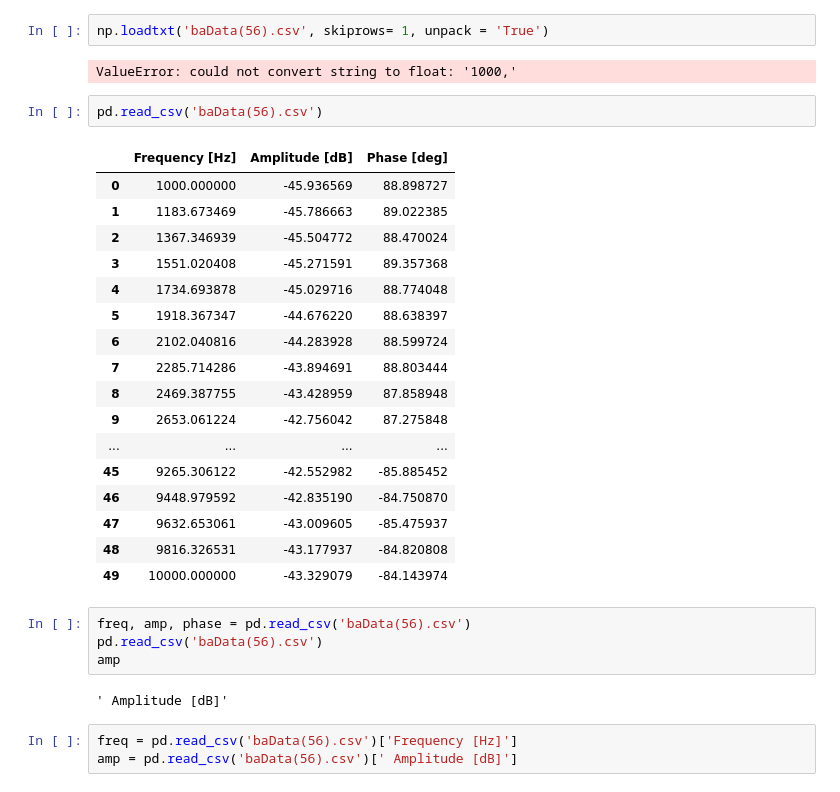
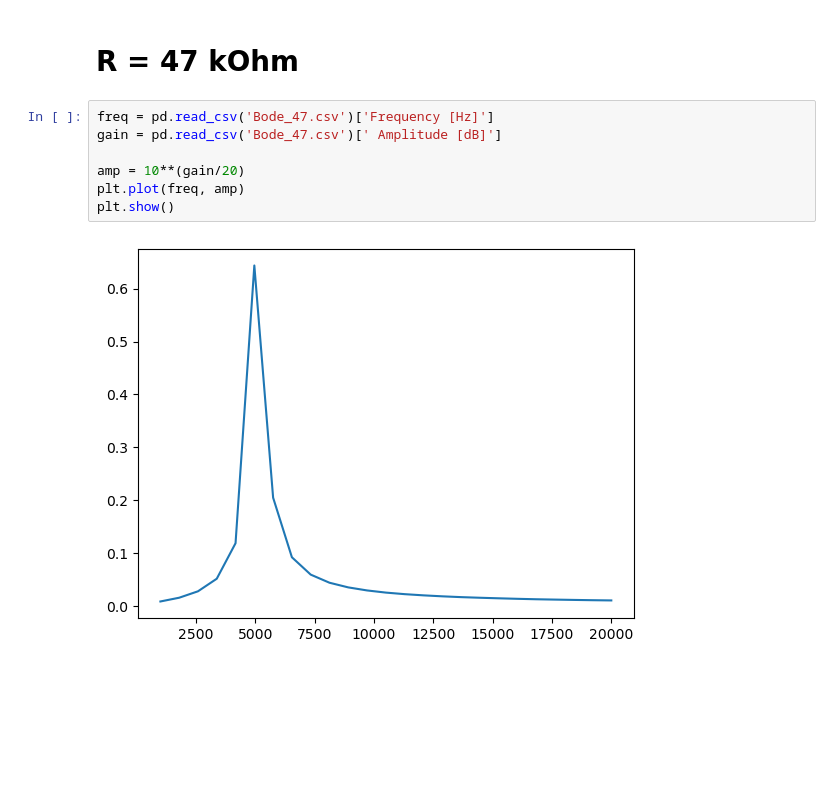
Before and after one commit to delavayan/Experiance-4-Phys-exp, a Jupyter notebook: TP RLC - Camille & Klara.ipynb, the cells around one changed output. Drawn from its saved outputs; the diff is of its cells as text; blank space fills up the shorter version.

```diff
--- a/TP RLC - Camille & Klara.ipynb
+++ b/TP RLC - Camille & Klara.ipynb
@@ -25,33 +6,11 @@ loadtxt(fname, dtype=<class 'float'>, comments='#', delimiter=None, converters=N
-# %%
-np.loadtxt('baData(56).csv', skiprows= 1, unpack = 'True')
-# %% [output]
-ValueError: could not convert string to float: '1000,'
-# %%
-pd.read_csv('baData(56).csv')
-# %% [output]
-|  | Frequency [Hz] | Amplitude [dB] | Phase [deg] |
-| 0 | 1000.000000 | -45.936569 | 88.898727 |
-| 1 | 1183.673469 | -45.786663 | 89.022385 |
-| 2 | 1367.346939 | -45.504772 | 88.470024 |
-| 3 | 1551.020408 | -45.271591 | 89.357368 |
-| 4 | 1734.693878 | -45.029716 | 88.774048 |
-| 5 | 1918.367347 | -44.676220 | 88.638397 |
-| 6 | 2102.040816 | -44.283928 | 88.599724 |
-| 7 | 2285.714286 | -43.894691 | 88.803444 |
-| 8 | 2469.387755 | -43.428959 | 87.858948 |
-| 9 | 2653.061224 | -42.756042 | 87.275848 |
-| ... | ... | ... | ... |
-| 45 | 9265.306122 | -42.552982 | -85.885452 |
-| 46 | 9448.979592 | -42.835190 | -84.750870 |
-| 47 | 9632.653061 | -43.009605 | -85.475937 |
-| 48 | 9816.326531 | -43.177937 | -84.820808 |
-| 49 | 10000.000000 | -43.329079 | -84.143974 |
-# %%
-freq, amp, phase = pd.read_csv('baData(56).csv')
-pd.read_csv('baData(56).csv')
-amp
-# %% [output]
-' Amplitude [dB]'
+# %% [markdown]
+# R = 47 kOhm
 # %%
-freq = pd.read_csv('baData(56).csv')['Frequency [Hz]']
-amp = pd.read_csv('baData(56).csv')[' Amplitude [dB]']
+freq = pd.read_csv('Bode_47.csv')['Frequency [Hz]']
+gain = pd.read_csv('Bode_47.csv')[' Amplitude [dB]']
+
+amp = 10**(gain/20)
+plt.plot(freq, amp)
+plt.show()
+# %% [output]
+[figure, added]
```
Also changed, not shown: parts of 15 cells of this notebook, 1 other file.
